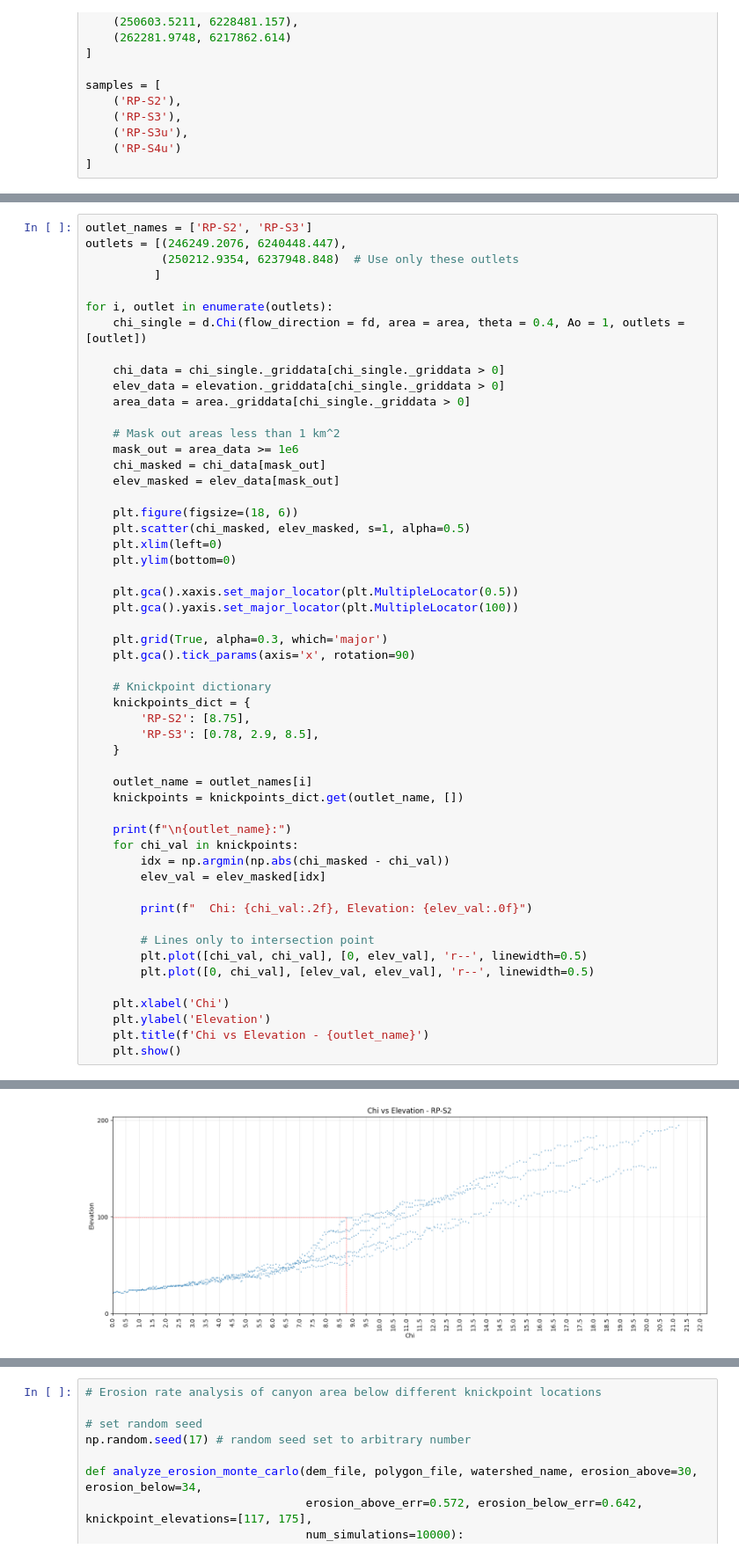
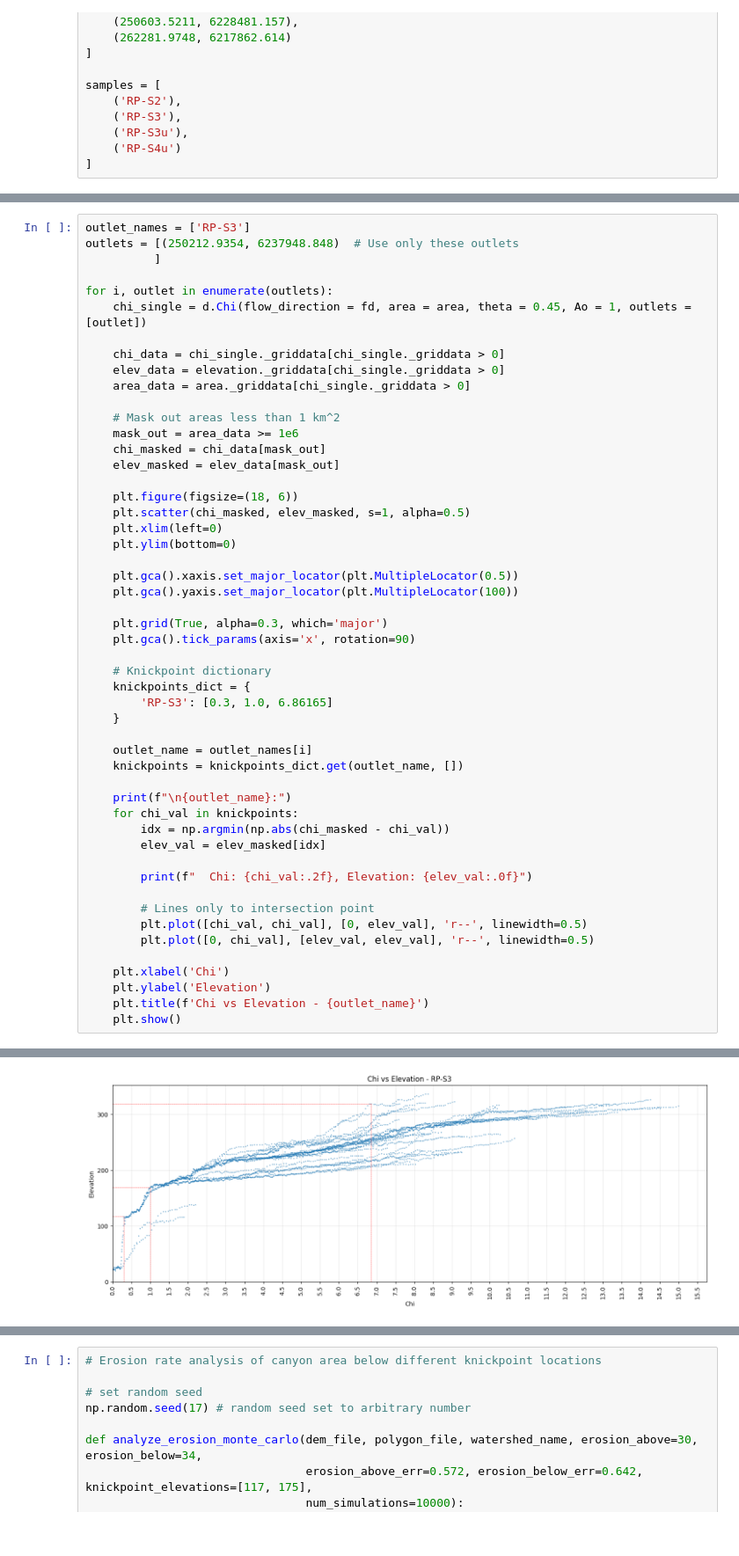
Before and after one commit to glong1321/AndesTG, a Jupyter notebook: Rapel/base_level/SteepnessRapel.ipynb, the cells around one changed output, grey strips where cells are left out. Shown at 88% size. Saved outputs shown, nothing was run; the diff lists cells and outputs as text.

Commit message:
minor graphics updates

```diff
--- a/Rapel/base_level/SteepnessRapel.ipynb
+++ b/Rapel/base_level/SteepnessRapel.ipynb
@@ -61,13 +66,12 @@ for i, (outlet, sample) in enumerate(zip(outlets, samples)):
 [figure]
 [figure]
 # %%
-outlet_names = ['RP-S2', 'RP-S3']
-outlets = [(246249.2076, 6240448.447),
-           (250212.9354, 6237948.848)  # Use only these outlets
+outlet_names = ['RP-S3']
+outlets = [(250212.9354, 6237948.848)  # Use only these outlets
           ]
 
 for i, outlet in enumerate(outlets):
-    chi_single = d.Chi(flow_direction = fd, area = area, theta = 0.4, Ao = 1, outlets = [outlet])
+    chi_single = d.Chi(flow_direction = fd, area = area, theta = 0.45, Ao = 1, outlets = [outlet])
 
     chi_data = chi_single._griddata[chi_single._griddata > 0]
     elev_data = elevation._griddata[chi_single._griddata > 0]
@@ -91,8 +95,7 @@ for i, outlet in enumerate(outlets):
 
     # Knickpoint dictionary
     knickpoints_dict = {
-        'RP-S2': [8.75],
-        'RP-S3': [0.78, 2.9, 8.5],
+        'RP-S3': [0.3, 1.0, 6.86165]
     }
 
     outlet_name = outlet_names[i]
@@ -119 +124 @@ RP-S2:
-[figure, old version]
+[figure, new version]
```
Also changed, not shown: parts of 10 cells of this notebook, 6 other files.
